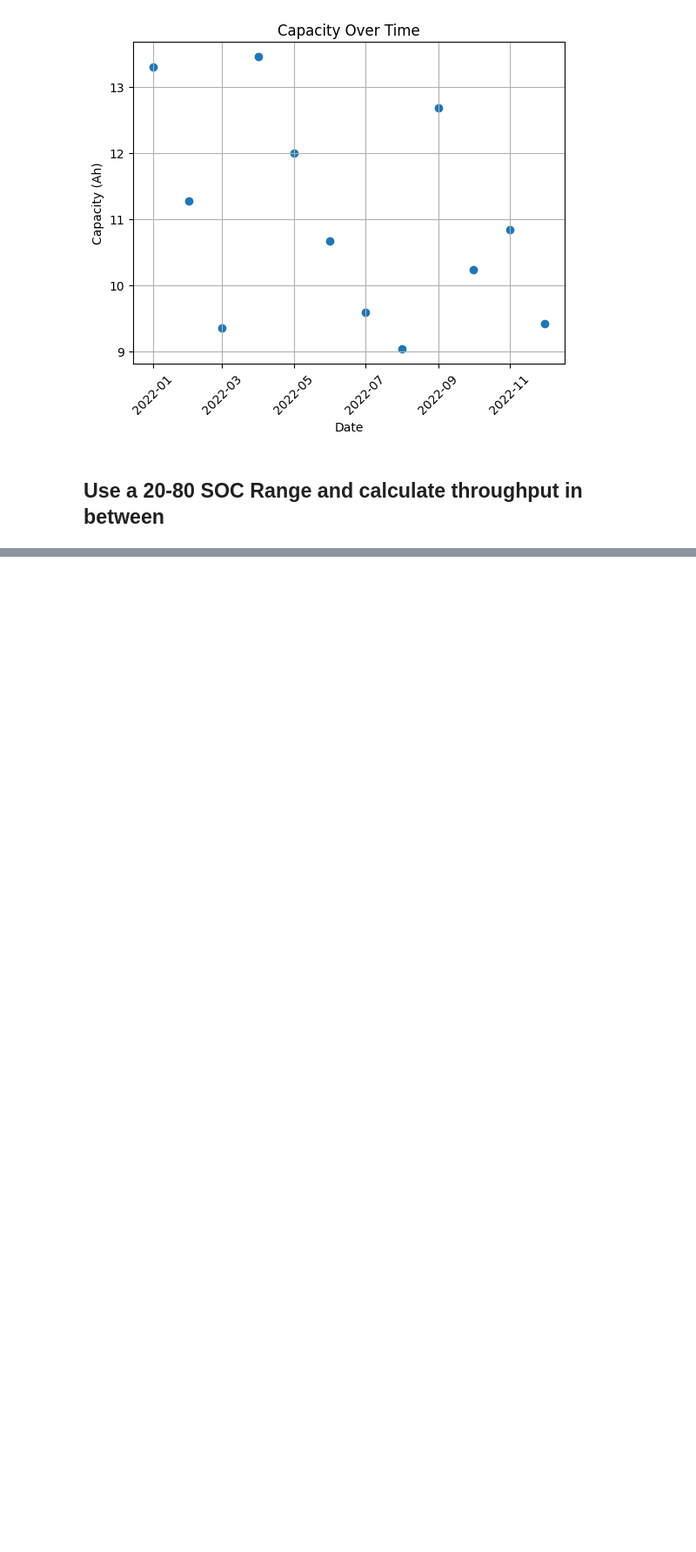
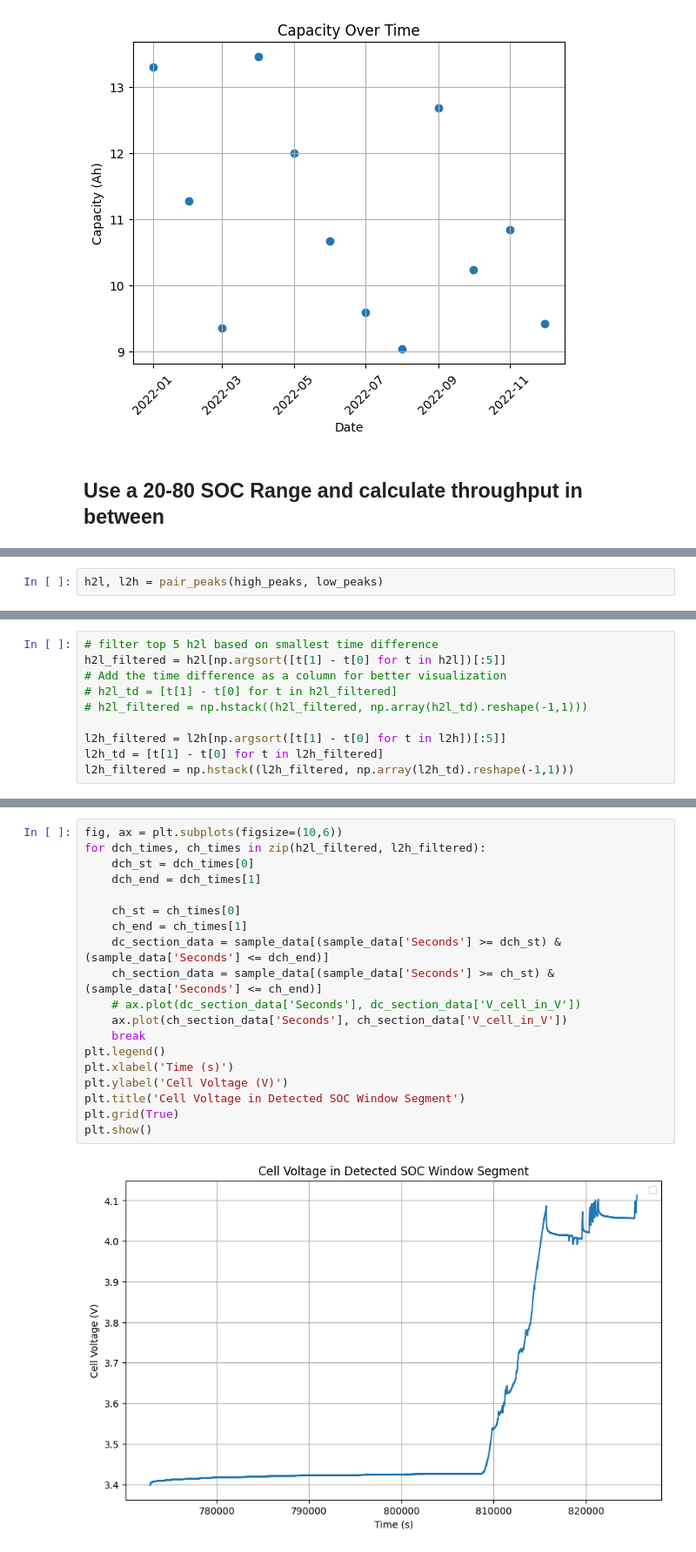
Before and after one commit to tamoghnabh/Shadow-Project, a Jupyter notebook: eoc_eod_filter.ipynb, the cells around one changed output, grey strips where cells are left out. Shown at 87% size. Drawn from its saved outputs; the diff is of its cells as text; blank space fills up the shorter version.

```diff
--- a/eoc_eod_filter.ipynb
+++ b/eoc_eod_filter.ipynb
@@ -188,0 +171,2 @@ processing_results
+# %%
+h2l, l2h = pair_peaks(high_peaks, low_peaks)
@@ -188,0 +193,10 @@ processing_results
+# %%
+# filter top 5 h2l based on smallest time difference
+h2l_filtered = h2l[np.argsort([t[1] - t[0] for t in h2l])[:5]]
+# Add the time difference as a column for better visualization
+# h2l_td = [t[1] - t[0] for t in h2l_filtered]
+# h2l_filtered = np.hstack((h2l_filtered, np.array(h2l_td).reshape(-1,1)))
+
+l2h_filtered = l2h[np.argsort([t[1] - t[0] for t in l2h])[:5]]
+l2h_td = [t[1] - t[0] for t in l2h_filtered]
+l2h_filtered = np.hstack((l2h_filtered, np.array(l2h_td).reshape(-1,1)))
@@ -188,0 +211,21 @@ processing_results
+# %%
+fig, ax = plt.subplots(figsize=(10,6))
+for dch_times, ch_times in zip(h2l_filtered, l2h_filtered):
+    dch_st = dch_times[0]
+    dch_end = dch_times[1]
+
+    ch_st = ch_times[0]
+    ch_end = ch_times[1]
+    dc_section_data = sample_data[(sample_data['Seconds'] >= dch_st) & (sample_data['Seconds'] <= dch_end)]
+    ch_section_data = sample_data[(sample_data['Seconds'] >= ch_st) & (sample_data['Seconds'] <= ch_end)]
+    # ax.plot(dc_section_data['Seconds'], dc_section_data['V_cell_in_V'])
+    ax.plot(ch_section_data['Seconds'], ch_section_data['V_cell_in_V'])
+    break
+plt.legend()
+plt.xlabel('Time (s)')
+plt.ylabel('Cell Voltage (V)')
+plt.title('Cell Voltage in Detected SOC Window Segment')
+plt.grid(True)
+plt.show()
+# %% [output]
+[figure, added]
```
Also changed, not shown: parts of 11 cells of this notebook, 2 other files.
